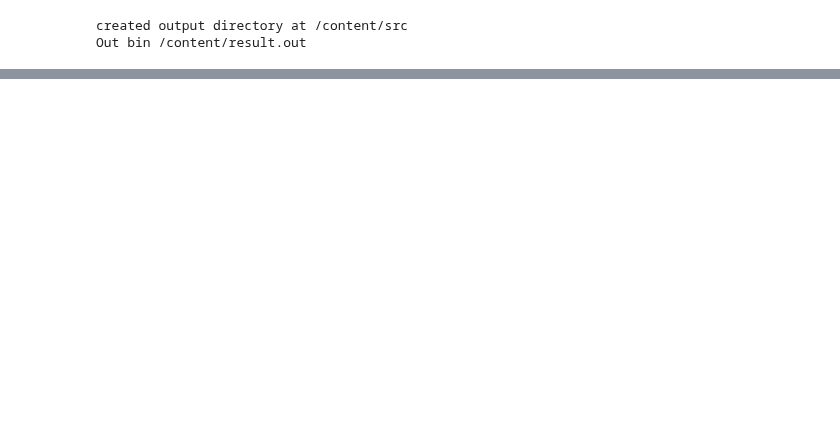
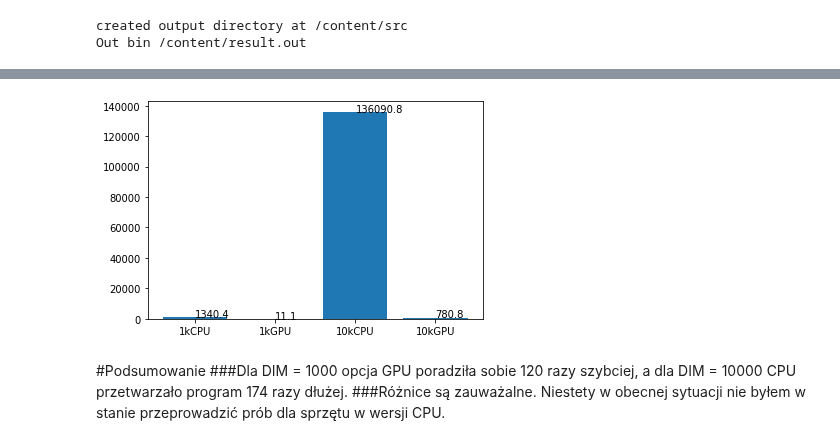
Before and after one commit to Trigd/DM_PRiR, a Jupyter notebook: PRiR_lab8/Lab8.ipynb, the cells around one changed output, grey strips where cells are left out. Drawn from its saved outputs; the diff is of its cells as text; code cells hidden in the pictures; blank space fills up the shorter version.

```diff
--- a/PRiR_lab8/Lab8.ipynb
+++ b/PRiR_lab8/Lab8.ipynb
@@ -248,0 +263,18 @@ Image.fromarray(na).save("wynik_GPU.png")
+# %%
+import matplotlib.pyplot as plt
+import numpy as np
+def addlabels(x,y):
+    for i in range(len(x)):
+        plt.text(i,y[i],y[i])
+x = np.array(["1kCPU", "1kGPU", "10kCPU", "10kGPU"])
+y = np.array([1340.4 , 11.1, 136090.8, 780.8])
+z = y
+plt.bar(x,y,0.8)
+addlabels(x, y)
+plt.show()
+# %% [output]
+[figure, added]
+# %% [markdown]
+#Podsumowanie
+###Dla DIM = 1000 opcja GPU poradziła sobie 120 razy szybciej, a dla DIM = 10000 CPU przetwarzało program 174 razy dłużej.
+###Różnice są zauważalne. Niestety w obecnej sytuacji nie byłem w stanie przeprowadzić prób dla sprzętu w wersji CPU.
```
Also changed, not shown: parts of 9 cells of this notebook.
